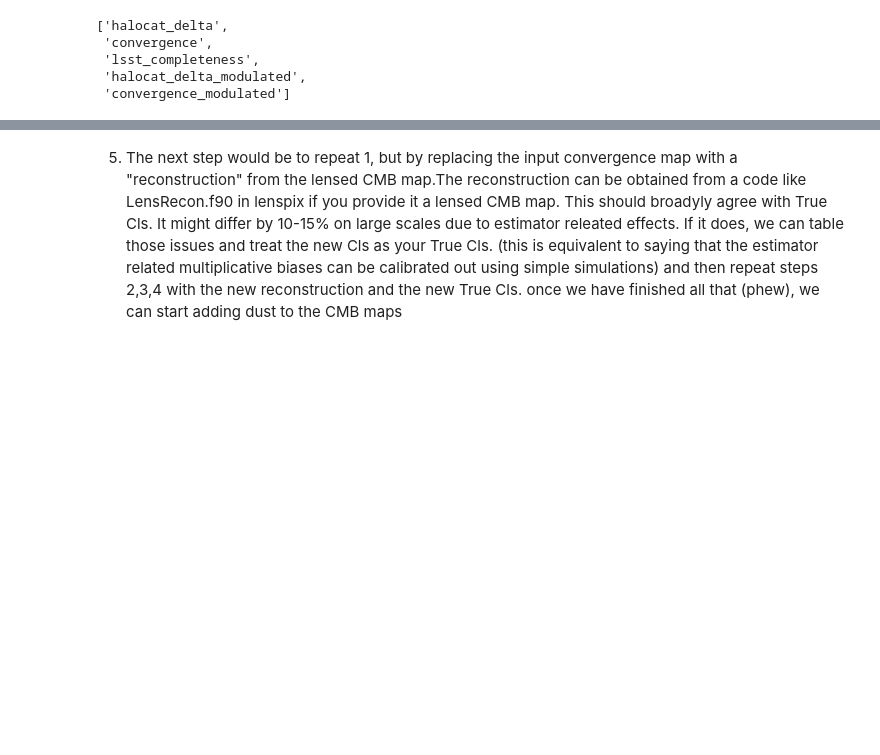
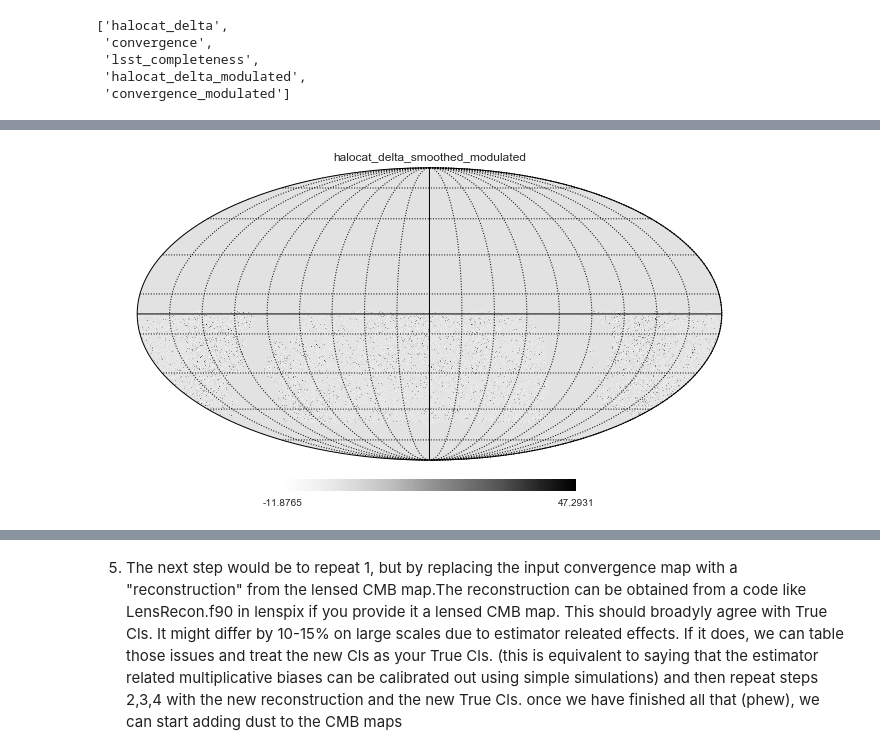
Before and after one commit to humnaawan/cmblxlss, a Jupyter notebook: notebooks/Uncorrelated Galaxy Modulation Effects.ipynb, the cells around one changed output, grey strips where cells are left out. Saved outputs shown, nothing was run; the diff lists cells and outputs as text; code cells hidden in the pictures; blank space fills up the shorter version.

```diff
--- a/notebooks/Uncorrelated Galaxy Modulation Effects.ipynb
+++ b/notebooks/Uncorrelated Galaxy Modulation Effects.ipynb
@@ -347,3 +352,9 @@ Wall time: 1min 20s
+# %%
+hp.mollview(maps['halocat_delta_smoothed_modulated'], flip='astro', rot=(0,0,0),
+            title= 'halocat_delta_smoothed_modulated')
+hp.graticule(dpar=20, dmer=20, verbose=False)
+# %% [output]
+[figure, added]
 # %%
 %%time
 cls['halocat_delta_smoothed x convergence']= hp.anafast(maps['halocat_delta_smoothed'], maps['convergence'], lmax= lmax)
```
Also changed, not shown: parts of 17 cells of this notebook.
